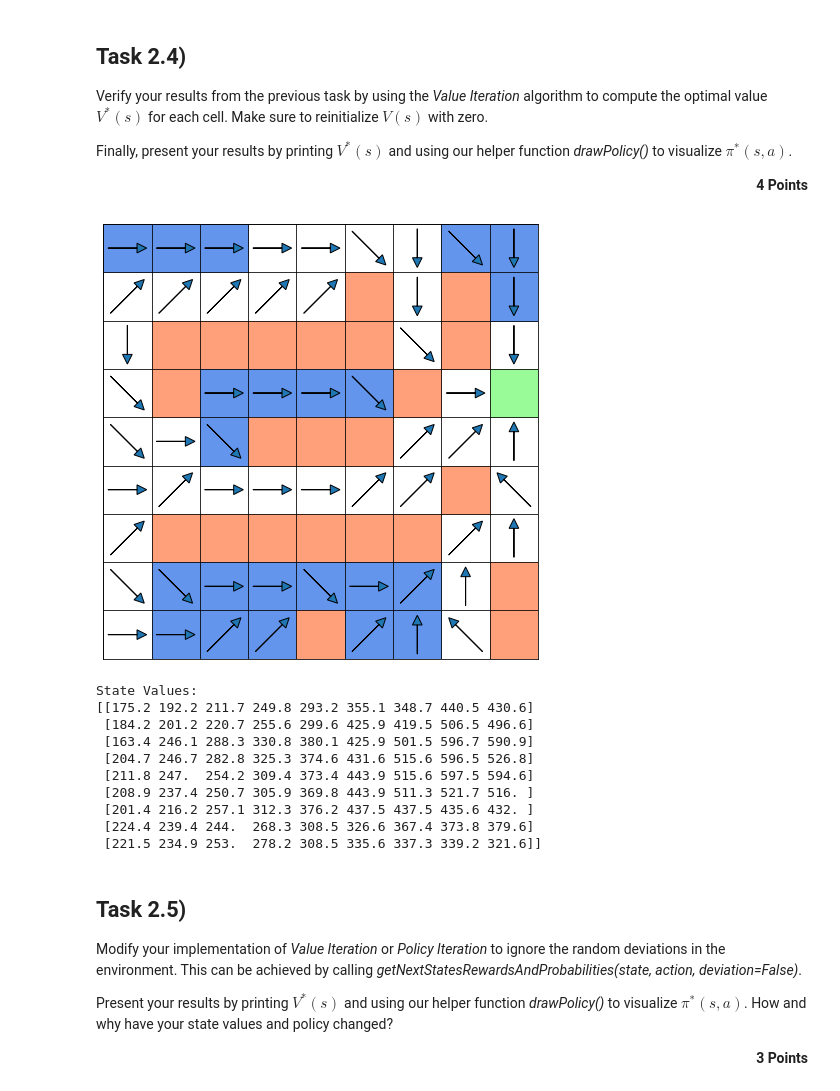
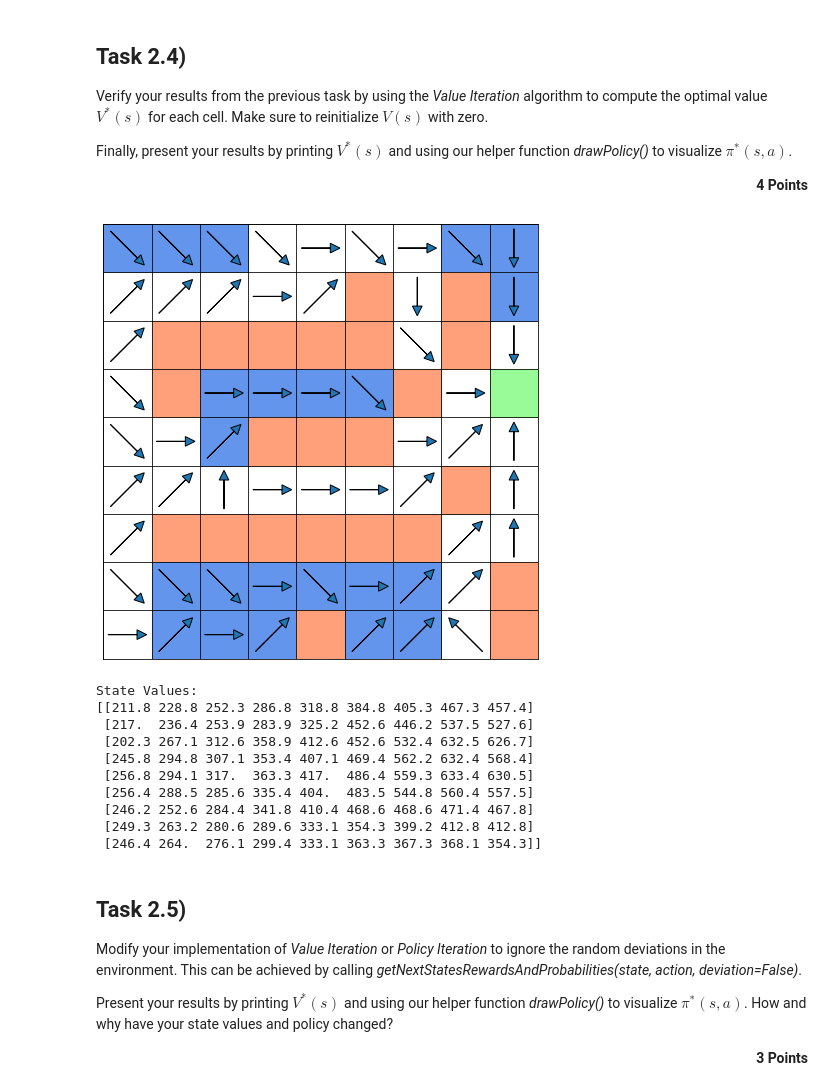
Before and after one commit to Kabilan-T/Robot_Learning, a Jupyter notebook: RL_Assignment_02/RL_Assignment_02.ipynb, the cells around one changed output. Cells and saved outputs as stored; diff of their text form; code cells hidden in the pictures.

```diff
--- a/RL_Assignment_02/RL_Assignment_02.ipynb
+++ b/RL_Assignment_02/RL_Assignment_02.ipynb
@@ -91,7 +93,7 @@ terminalStates = [(3,8)]
 actions = np.array([0, 1, 2, 3, 4, 5, 6, 7]) #[NW,      N,      NE,     E,     SE,    S,     SW,     W]
 #example of how to unpack getNextStatesRewardsAndProbabilities(state, action):
 #create dummy state and action
-s_test = (0,6)
+s_test = (0,0)
 a_test = 3
 #call helper function and loop over the return values
 for sPrime, R, P in getNextStatesRewardsAndProbabilities(state=s_test, action=a_test):
@@ -190,6 +193,8 @@ Q = np.zeros((9,9,8))
 
 # Discount factor
 gamma = 0.9
+# Small positive integer
+theta = 1e-8
 # Flag
 policy_stable = False
 
@@ -201,9 +206,9 @@ while policy_stable is False :
         for state in states:
             v = V[state]
             update_value = 0
-            for action in actions:
-                for sPrime, R, P in getNextStatesRewardsAndProbabilities(state,action):
-                    update_value += pi[state][action] * P * ( R + gamma*V[sPrime])
+            action = np.argmax(pi[state])
+            for sPrime, R, P in getNextStatesRewardsAndProbabilities(state,action):
+                update_value += P * ( R + gamma*V[sPrime])
             V[state] = update_value
             delta = max(delta,abs(v-V[state]))
         if delta < theta:
@@ -211,13 +216,13 @@ while policy_stable is False :
     # Policy Improvement
     policy_stable = True
     for state in states:
-        b = np.argmax(pi[state])
         for action in actions:
             for sPrime, R, P in getNextStatesRewardsAndProbabilities(state,action):
                 Q[state][action] += P * ( R + gamma*V[sPrime])
-        pi[state][np.argmax(pi[state])] = 0
-        pi[state][np.argmax(Q[state])]  = 1
+        b = np.argmax(pi[state])
         if b != np.argmax(Q[state]):
+            pi[state][np.argmax(pi[state])] = 0
+            pi[state][np.argmax(Q[state])]  = 1
             policy_stable = False
 
 # Result
@@ -247,51 +252,59 @@ Finally, present your results by printing $V^*(s)$ and using our helper function
 # %%
 # Initializing V(s) with zeros
 V = np.zeros((9,9))
 
+# Initializing and defining Policy
+pi = np.zeros((9,9,8))
+define_policy(pi)
+
+# Initilizing Q(s,a) with zeros
+Q = np.zeros((9,9,8))
+
+# Discount factor
+gamma = 0.9
+# Small positive integer
+theta = 1e-8
 
 # Value Iteration algorithm
-
 # Truncated Policy Evaluation
 while True:
     delta = 0
     for state in states:
         v = V[state]
-        update_value = 0
-        action = np.argmax(pi[state])
-        for sPrime, R, P in getNextStatesRewardsAndProbabilities(state,action):
-            update_value += pi[state][action] * P * ( R + gamma*V[sPrime])
-        V[state] = update_value
+        update_values = list()
+        for action in actions:
+            update_value = 0
+            for sPrime, R, P in getNextStatesRewardsAndProbabilities(state,action):
+                update_value += P * ( R + gamma*V[sPrime])
+            update_values.append(update_value)
+        V[state] = max(update_values)
         delta = max(delta,abs(v-V[state]))
     if delta < theta:
         break
 # Policy Improvement
 for state in states:
-
     for action in actions:
         for sPrime, R, P in getNextStatesRewardsAndProbabilities(state,action):
             Q[state][action] += P * ( R + gamma*V[sPrime])
-    if np.argmax(pi[state]) != np.argmax(Q[state]):
-        print('change')
     pi[state][np.argmax(pi[state])] = 0
     pi[state][np.argmax(Q[state])]  = 1
-
 
 # Result
 drawPolicy(pi)
 print("State Values:")
 print(np.around(V, 1))
 # %% [output]
-[figure, old version]
+[figure, new version]
 State Values:
-[[175.2 192.2 211.7 249.8 293.2 355.1 348.7 440.5 430.6]
- [184.2 201.2 220.7 255.6 299.6 425.9 419.5 506.5 496.6]
- [163.4 246.1 288.3 330.8 380.1 425.9 501.5 596.7 590.9]
- [204.7 246.7 282.8 325.3 374.6 431.6 515.6 596.5 526.8]
- [211.8 247.  254.2 309.4 373.4 443.9 515.6 597.5 594.6]
- [208.9 237.4 250.7 305.9 369.8 443.9 511.3 521.7 516. ]
- [201.4 216.2 257.1 312.3 376.2 437.5 437.5 435.6 432. ]
- [224.4 239.4 244.  268.3 308.5 326.6 367.4 373.8 379.6]
- [221.5 234.9 253.  278.2 308.5 335.6 337.3 339.2 321.6]]
+[[211.8 228.8 252.3 286.8 318.8 384.8 405.3 467.3 457.4]
+ [217.  236.4 253.9 283.9 325.2 452.6 446.2 537.5 527.6]
+ [202.3 267.1 312.6 358.9 412.6 452.6 532.4 632.5 626.7]
+ [245.8 294.8 307.1 353.4 407.1 469.4 562.2 632.4 568.4]
+ [256.8 294.1 317.  363.3 417.  486.4 559.3 633.4 630.5]
+ [256.4 288.5 285.6 335.4 404.  483.5 544.8 560.4 557.5]
+ [246.2 252.6 284.4 341.8 410.4 468.6 468.6 471.4 467.8]
+ [249.3 263.2 280.6 289.6 333.1 354.3 399.2 412.8 412.8]
+ [246.4 264.  276.1 299.4 333.1 363.3 367.3 368.1 354.3]]
 # %% [markdown]
 ## Task 2.5)
 
```
Also changed, not shown: parts of 13 cells of this notebook, 1 other file.
